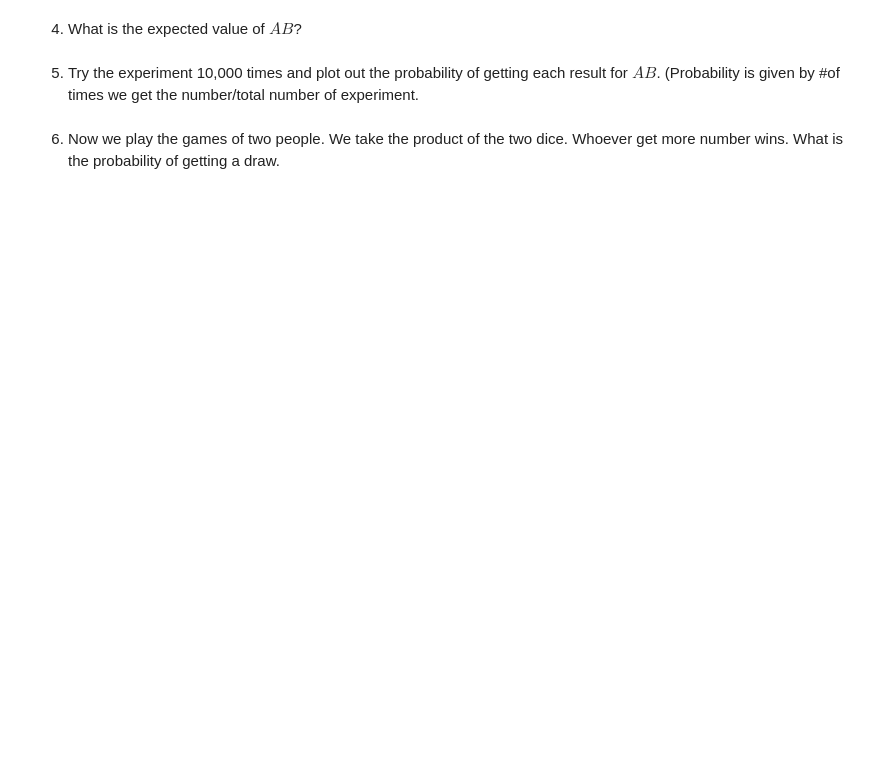
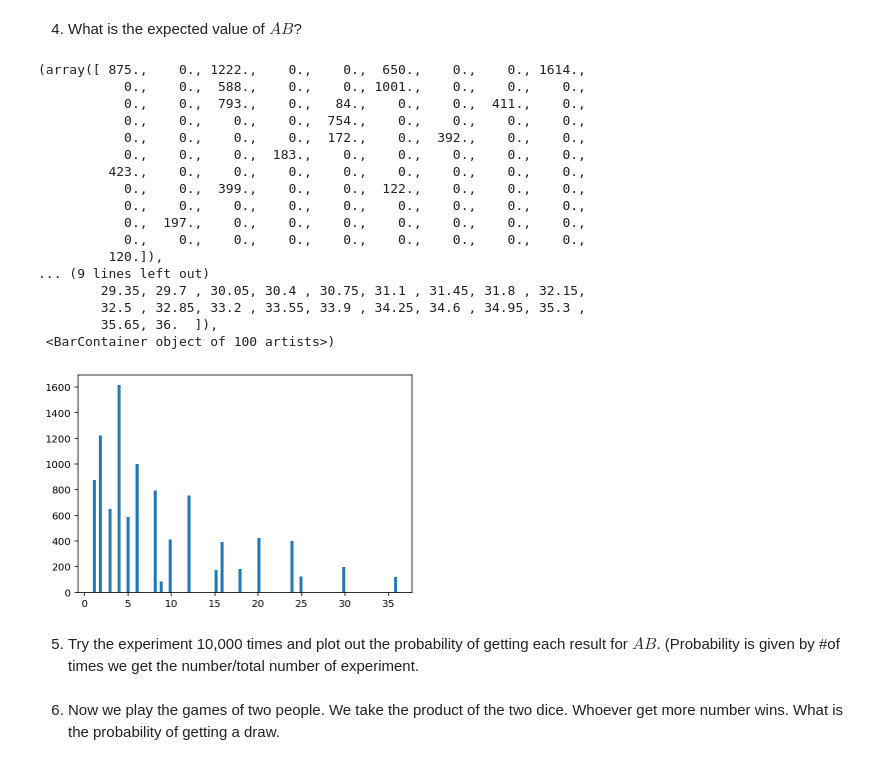
Before and after one commit to MUIC-Numerical-Methods-2018/Exercise-6, a Jupyter notebook: Monte Carlo.ipynb, the cells around one changed output. Drawn from its saved outputs; the diff is of its cells as text; code cells hidden in the pictures; blank space fills up the shorter version.

```diff
--- a/Monte Carlo.ipynb
+++ b/Monte Carlo.ipynb
@@ -228,5 +268,29 @@ What is the expected value of dice result? Try both simulation and analytical fo
 # %% [markdown]
 4) What is the expected value of $AB$?
+# %%
+dices = [(gacha() * gacha()) for i in range(10000)]
+np.mean(dices)
+
+plt.hist(dices, bins=100)
+# %% [output]
+(array([ 875.,    0., 1222.,    0.,    0.,  650.,    0.,    0., 1614.,
+           0.,    0.,  588.,    0.,    0., 1001.,    0.,    0.,    0.,
+           0.,    0.,  793.,    0.,   84.,    0.,    0.,  411.,    0.,
+           0.,    0.,    0.,    0.,  754.,    0.,    0.,    0.,    0.,
+           0.,    0.,    0.,    0.,  172.,    0.,  392.,    0.,    0.,
+           0.,    0.,    0.,  183.,    0.,    0.,    0.,    0.,    0.,
+         423.,    0.,    0.,    0.,    0.,    0.,    0.,    0.,    0.,
+           0.,    0.,  399.,    0.,    0.,  122.,    0.,    0.,    0.,
+           0.,    0.,    0.,    0.,    0.,    0.,    0.,    0.,    0.,
+           0.,  197.,    0.,    0.,    0.,    0.,    0.,    0.,    0.,
+           0.,    0.,    0.,    0.,    0.,    0.,    0.,    0.,    0.,
+         120.]),
+... (9 lines left out)
+        29.35, 29.7 , 30.05, 30.4 , 30.75, 31.1 , 31.45, 31.8 , 32.15,
+        32.5 , 32.85, 33.2 , 33.55, 33.9 , 34.25, 34.6 , 34.95, 35.3 ,
+        35.65, 36.  ]),
+ <BarContainer object of 100 artists>)
+[figure, added]
 # %% [markdown]
 5) Try the experiment 10,000 times and plot out the probability of getting each result for $AB$. (Probability is given by #of times we get the number/total number of experiment.
 # %% [markdown]
```
Also changed, not shown: parts of 7 cells of this notebook.
